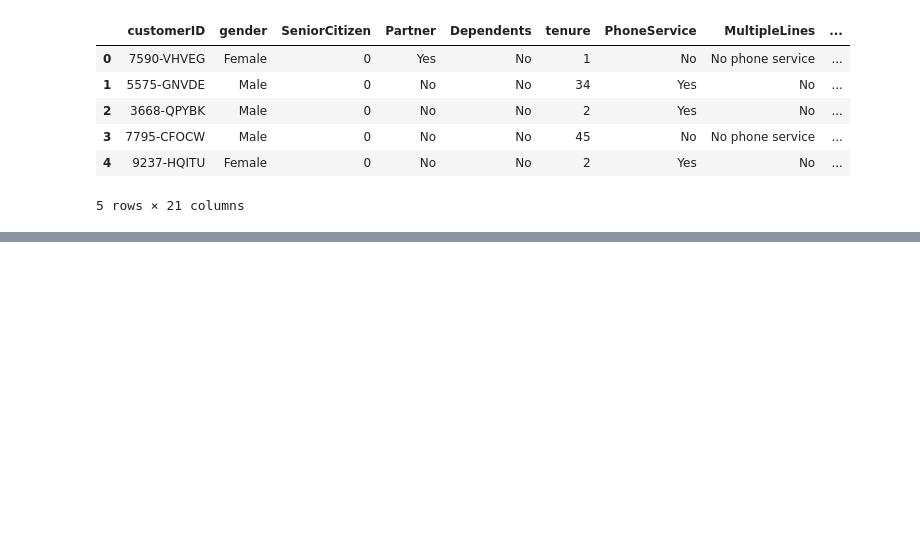
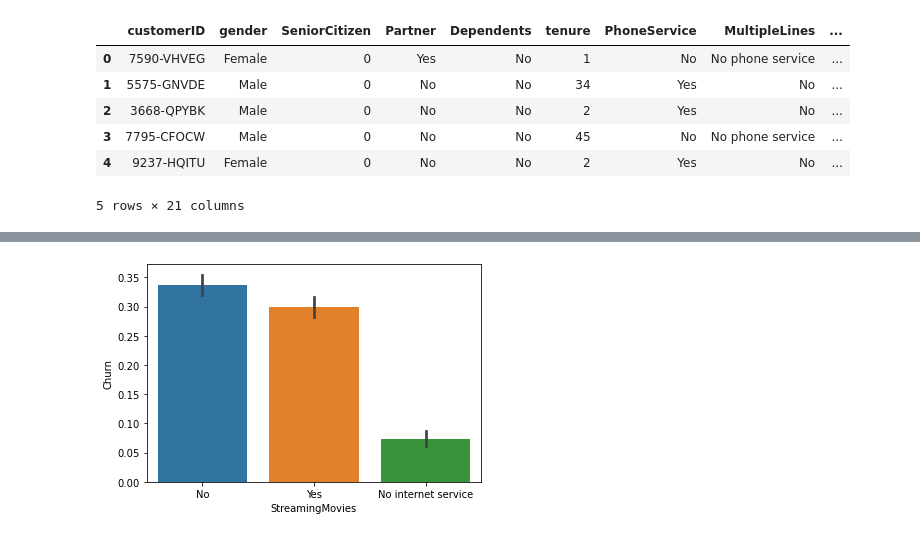
Before and after one commit to segovialori/numpy-pandas-visualization-exercises, a Jupyter notebook: telcom churn.ipynb, the cells around one changed output, grey strips where cells are left out. Saved outputs shown, nothing was run; the diff lists cells and outputs as text; code cells hidden in the pictures; blank space fills up the shorter version.

```diff
--- a/telcom churn.ipynb
+++ b/telcom churn.ipynb
@@ -80,0 +100,8 @@ sns.pairplot(telco)
+# %%
+#churn vs streammovies
+sns.barplot(x = 'StreamingMovies',
+            y = 'Churn',
+            data = telco)
+plt.show()
+# %% [output]
+[figure, added]
```
Also changed, not shown: parts of 6 cells of this notebook.
